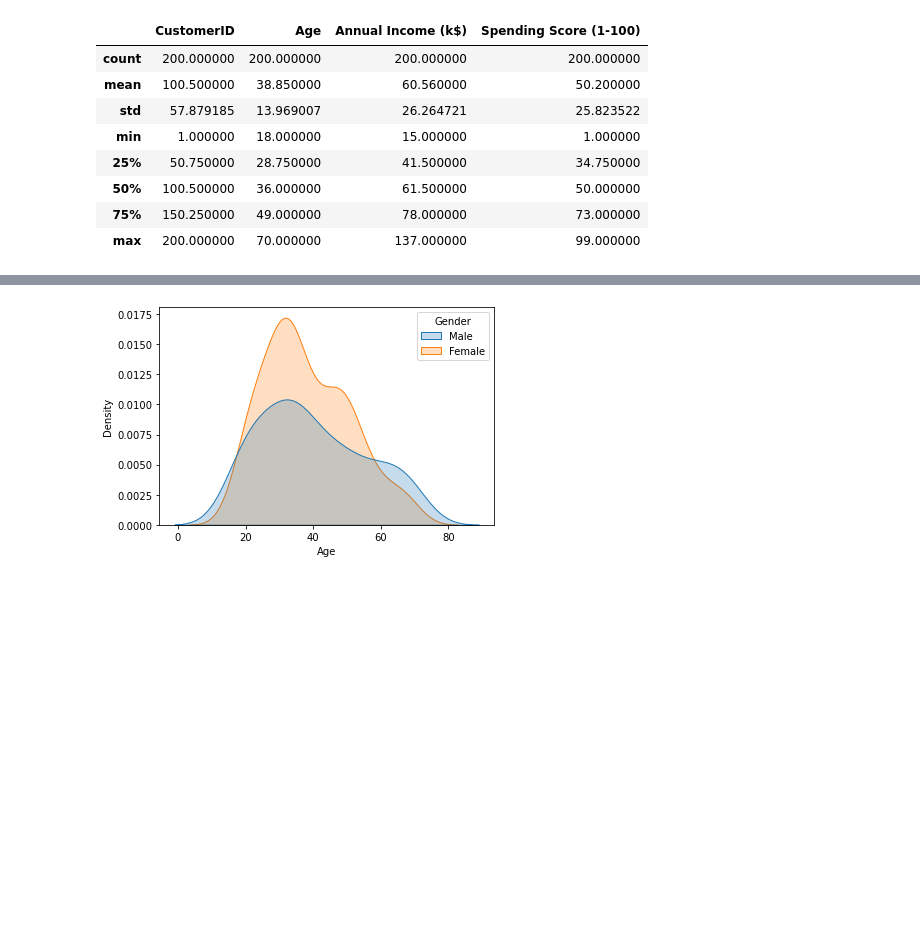
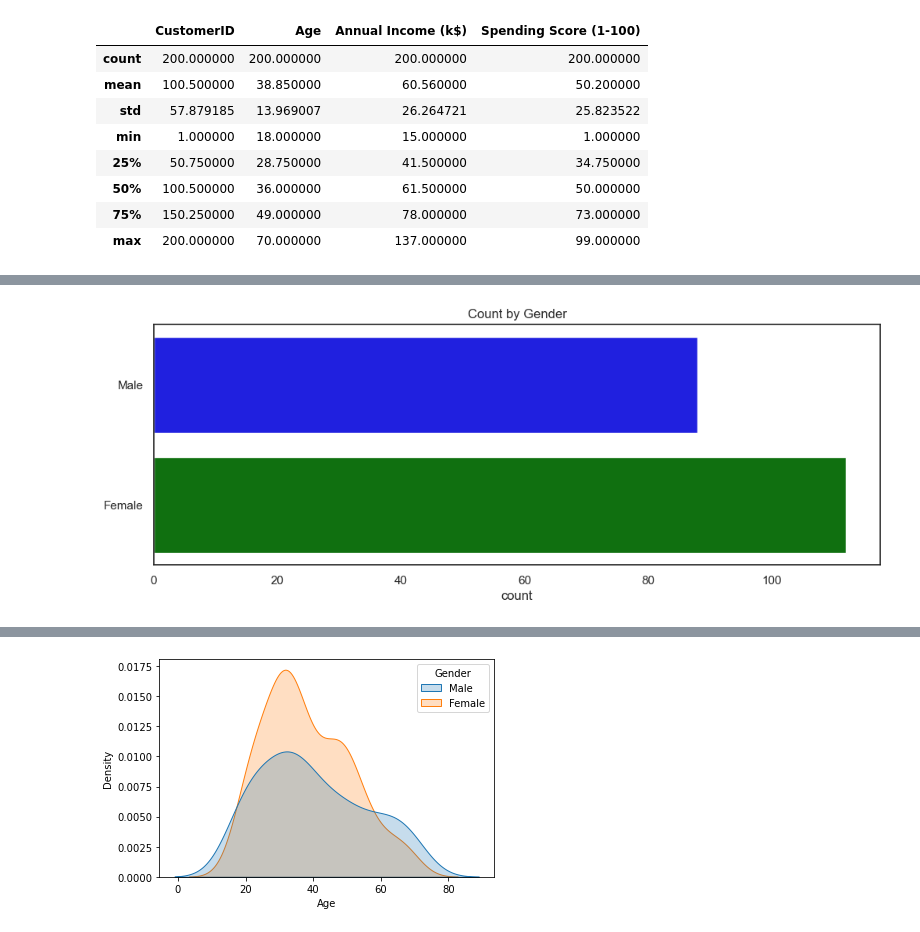
Before and after one commit to analyticsbyted/customer_segmentation, a Jupyter notebook: segmentation.ipynb, the cells around one changed output, grey strips where cells are left out. Saved outputs shown, nothing was run; the diff lists cells and outputs as text; code cells hidden in the pictures; blank space fills up the shorter version.

```diff
--- a/segmentation.ipynb
+++ b/segmentation.ipynb
@@ -51,0 +167,8 @@ for i in columns:
+# %%
+plt.figure(figsize=(12, 4))
+sns.countplot(df, y='Gender',  palette={'Male': 'blue', 'Female': 'green'})
+plt.ylabel('')
+plt.title('Count by Gender')
+plt.show()
+# %% [output]
+[figure, added]
```
Also changed, not shown: parts of 23 cells of this notebook.
